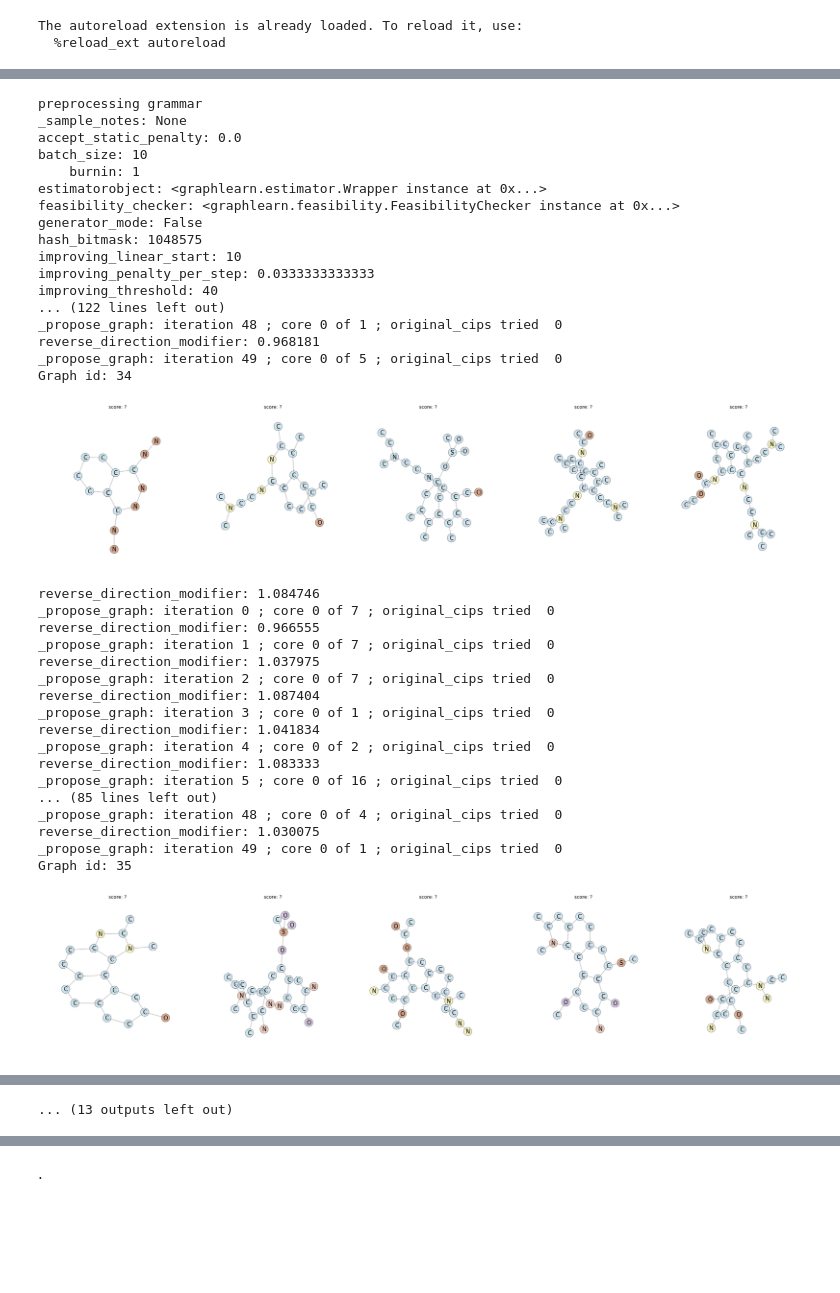
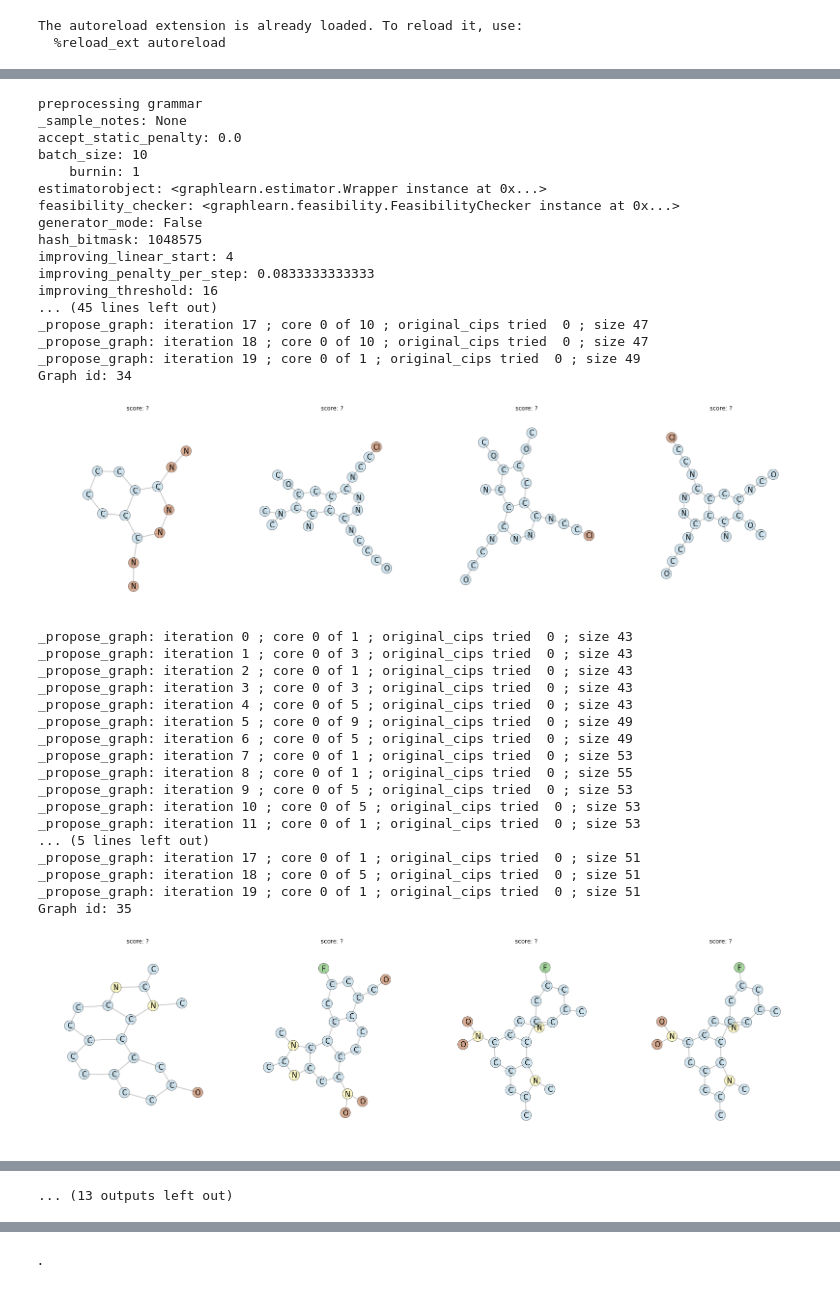
Before and after one commit to fabriziocosta/GraphLearn_examples, a Jupyter notebook: Sampling.ipynb, the cells around one changed output, grey strips where cells are left out. Saved outputs shown, nothing was run; the diff lists cells and outputs as text; code cells hidden in the pictures; blank space fills up the shorter version.

```diff
--- a/Sampling.ipynb
+++ b/Sampling.ipynb
@@ -20,7 +20,7 @@ def get_graphs(dataset_fname, size=100):
 #dataset_fname = 'NCI60/' + dataset + '_orig_pos.gspan'
 #print 'Working with dataset: %s' % dataset
 
-dataset_fname = 'bursi.pos.gspan'
+dataset_fname = 'toolsdata/bursi.pos.gspan'
 # %%
 %%time
 # induce a grammar and train an estimator
@@ -60,7 +47,7 @@ Wall time: 31.5 s
 # %%
 %%time
-from graphlearn.graphlearn import GraphLearnSampler
-sampler=GraphLearnSampler()
+from graphlearn.graphlearn import Sampler
+sampler=Sampler()
 sampler.load('tmp/sampler.ge')
 
 # graph sampling
@@ -69,19 +56,18 @@ graphs = get_graphs(dataset_fname, size=100)
 id_start=34
 id_end=id_start+12
 from itertools import islice
-graphs = islice(graphs,id_start,id_end)
+input_graphs = islice(graphs,id_start,id_end)
 
 # sample
-n_steps=50
-n_samples=5
+n_steps=20
+n_samples=3
 
-from graphlearn.graphlearn import GraphLearnSampler
-graphs = sampler.sample(graphs,
+graphs = sampler.sample(input_graphs,
                         n_steps=n_steps, n_samples=n_samples,
                         target_orig_cip=False,
                         probabilistic_core_choice=False,
                         score_core_choice= True,
-                        max_core_size_diff=-1,
+                        max_size_diff=-1,
                         burnin=1,
                         omit_seed=False,
                         proposal_probability = True,
@@ -90,6 +76,7 @@ graphs = sampler.sample(graphs,
                         accept_static_penalty=0.0,
                         n_jobs=1,
                         select_cip_max_tries=200,
-                        keep_duplicates=True  )
+                        keep_duplicates=True,
+                        monitor=True)
 # %% [output]
 Loaded model: tmp/sampler.ge
@@ -98,52 +85,51 @@ Wall time: 327 ms
 # %%
 %%time
 # plot examples of sampling paths
 from graphlearn.utils import draw
 scores=[]
 ids=range(id_start,id_end)
-for i,graph in enumerate(graphs):
+for i,graphlist in enumerate(graphs):
     print 'Graph id: %d'%(ids[i])
-    scores.append(graph.graph['sampling_info']['score_history'])
-    path_graphs = graph.graph['sampling_info']['graphs_history']
-    draw.graphlearn(path_graphs,
+    scores.append(sampler.monitors[i].sampling_info['score_history'])
+    draw.graphlearn(graphlist,
                    n_graphs_per_line=6, size=7,
                    colormap='Paired', invert_colormap=False,node_border=0.5, vertex_color='_labels_',
                    vertex_alpha=0.5, edge_alpha=0.2, node_size=450,
                    headlinehook=draw.get_score_of_graph)
 # %% [output]
 preprocessing grammar
 _sample_notes: None
 accept_static_penalty: 0.0
 batch_size: 10
     burnin: 1
 estimatorobject: <graphlearn.estimator.Wrapper instance at 0x...>
 feasibility_checker: <graphlearn.feasibility.FeasibilityChecker instance at 0x...>
 generator_mode: False
 hash_bitmask: 1048575
-improving_linear_start: 10
-improving_penalty_per_step: 0.0333333333333
-improving_threshold: 40
-... (122 lines left out)
-_propose_graph: iteration 48 ; core 0 of 1 ; original_cips tried  0
-reverse_direction_modifier: 0.968181
-_propose_graph: iteration 49 ; core 0 of 5 ; original_cips tried  0
+improving_linear_start: 4
+improving_penalty_per_step: 0.0833333333333
+improving_threshold: 16
+... (45 lines left out)
+_propose_graph: iteration 17 ; core 0 of 10 ; original_cips tried  0 ; size 47
+_propose_graph: iteration 18 ; core 0 of 10 ; original_cips tried  0 ; size 47
+_propose_graph: iteration 19 ; core 0 of 1 ; original_cips tried  0 ; size 49
 Graph id: 34
-[figure, old version]
+[figure, new version]
-reverse_direction_modifier: 1.084746
-_propose_graph: iteration 0 ; core 0 of 7 ; original_cips tried  0
-reverse_direction_modifier: 0.966555
-_propose_graph: iteration 1 ; core 0 of 7 ; original_cips tried  0
-reverse_direction_modifier: 1.037975
-_propose_graph: iteration 2 ; core 0 of 7 ; original_cips tried  0
-reverse_direction_modifier: 1.087404
-_propose_graph: iteration 3 ; core 0 of 1 ; original_cips tried  0
-reverse_direction_modifier: 1.041834
-_propose_graph: iteration 4 ; core 0 of 2 ; original_cips tried  0
-reverse_direction_modifier: 1.083333
-_propose_graph: iteration 5 ; core 0 of 16 ; original_cips tried  0
-... (85 lines left out)
-_propose_graph: iteration 48 ; core 0 of 4 ; original_cips tried  0
-reverse_direction_modifier: 1.030075
-_propose_graph: iteration 49 ; core 0 of 1 ; original_cips tried  0
+_propose_graph: iteration 0 ; core 0 of 1 ; original_cips tried  0 ; size 43
+_propose_graph: iteration 1 ; core 0 of 3 ; original_cips tried  0 ; size 43
+_propose_graph: iteration 2 ; core 0 of 1 ; original_cips tried  0 ; size 43
+_propose_graph: iteration 3 ; core 0 of 3 ; original_cips tried  0 ; size 43
+_propose_graph: iteration 4 ; core 0 of 5 ; original_cips tried  0 ; size 43
+_propose_graph: iteration 5 ; core 0 of 9 ; original_cips tried  0 ; size 49
+_propose_graph: iteration 6 ; core 0 of 5 ; original_cips tried  0 ; size 49
+_propose_graph: iteration 7 ; core 0 of 1 ; original_cips tried  0 ; size 53
+_propose_graph: iteration 8 ; core 0 of 1 ; original_cips tried  0 ; size 55
+_propose_graph: iteration 9 ; core 0 of 5 ; original_cips tried  0 ; size 53
+_propose_graph: iteration 10 ; core 0 of 5 ; original_cips tried  0 ; size 53
+_propose_graph: iteration 11 ; core 0 of 1 ; original_cips tried  0 ; size 53
+... (5 lines left out)
+_propose_graph: iteration 17 ; core 0 of 1 ; original_cips tried  0 ; size 51
+_propose_graph: iteration 18 ; core 0 of 5 ; original_cips tried  0 ; size 51
+_propose_graph: iteration 19 ; core 0 of 1 ; original_cips tried  0 ; size 51
 Graph id: 35
-[figure, old version]
+[figure, new version]
```
Also changed, not shown: parts of 7 cells of this notebook, 23 other files.
